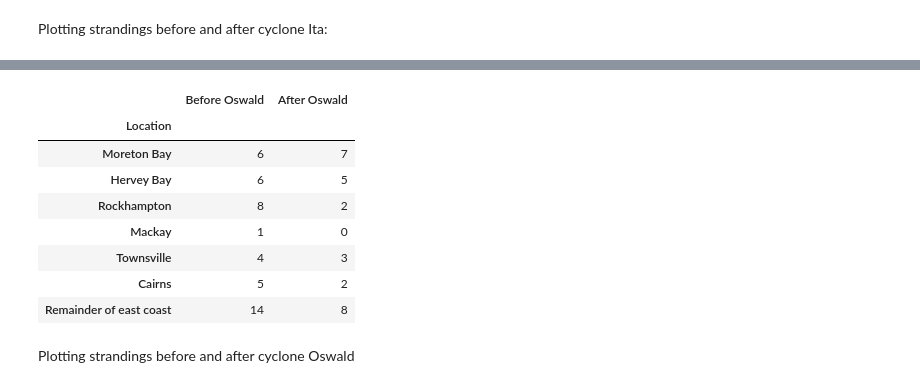
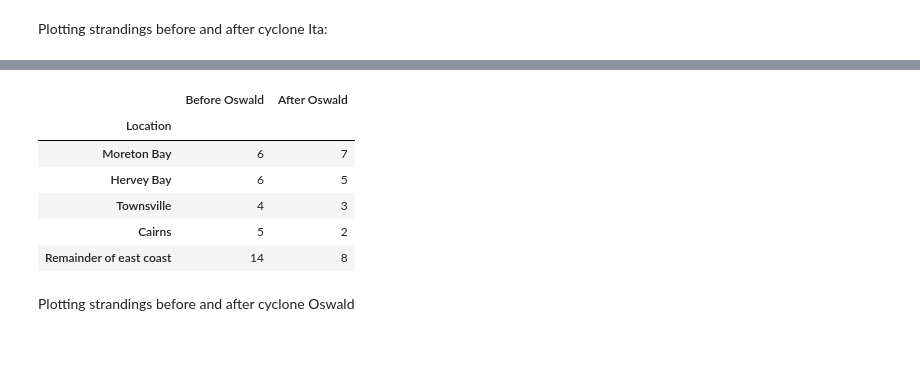
Before and after one commit to clle5474/seagrass-dugongs, a Jupyter notebook: 1. Extracting Data (2).ipynb, the cells around one changed output, grey strips where cells are left out. Cells and saved outputs as stored; diff of their text form; code cells hidden in the pictures; blank space fills up the shorter version.

```diff
--- a/1. Extracting Data (2).ipynb
+++ b/1. Extracting Data (2).ipynb
@@ -513,19 +548,18 @@ plt.savefig('Dugong Strandings Before and After Cyclone Ita', bbox_inches='tight
 # %%
 # Specifying columns to drop by index number to show only the data relevant to cyclone Yasi
 cols = [0, 3, 4]
 
 # Dropping, renaming columns, and switching column order to show the strandings before the cyclone first
 dugongOswald = dugong.drop(dugong.columns[cols], axis=1)
+dugongOswald = dugongOswald.drop(['Rockhampton', 'Mackay'], axis=0)
 dugongOswald.rename(columns={'2013': 'After Oswald', '2012': 'Before Oswald'}, inplace=True)
 dugongOswald = dugongOswald.loc[:,['Before Oswald','After Oswald']]
 dugongOswald
 # %% [output]
 |  | Before Oswald | After Oswald |
 | Location |  |  |
 | Moreton Bay | 6 | 7 |
 | Hervey Bay | 6 | 5 |
-| Rockhampton | 8 | 2 |
-| Mackay | 1 | 0 |
 | Townsville | 4 | 3 |
 | Cairns | 5 | 2 |
 | Remainder of east coast | 14 | 8 |
```
Also changed, not shown: parts of 63 cells of this notebook.
